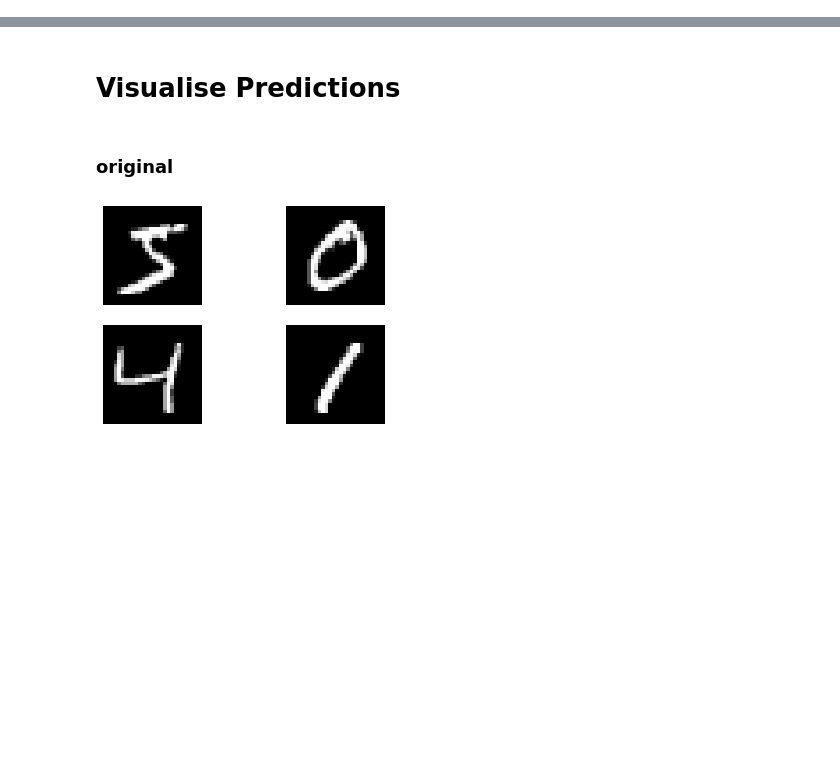
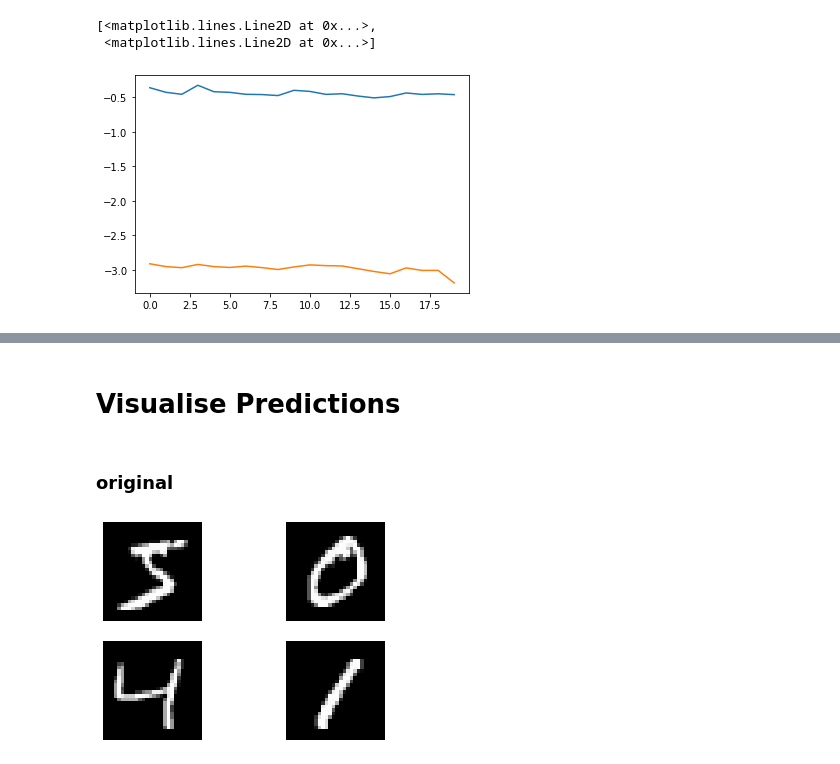
Before and after one commit to lollcat/Autoencoders-deep-dive, a Jupyter notebook: Inverse_Autoregressive_Flow/4_point.ipynb, the cells around one changed output, grey strips where cells are left out. Drawn from its saved outputs; the diff is of its cells as text; code cells hidden in the pictures; blank space fills up the shorter version.

```diff
--- a/Inverse_Autoregressive_Flow/4_point.ipynb
+++ b/Inverse_Autoregressive_Flow/4_point.ipynb
@@ -53,0 +76,6 @@ plt.show()
+# %%
+plt.plot(ELBO_component_history[:, 1:])
+# %% [output]
+[<matplotlib.lines.Line2D at 0x...>,
+ <matplotlib.lines.Line2D at 0x...>]
+[figure, added]
```
Also changed, not shown: parts of 8 cells of this notebook, 16 other files.
